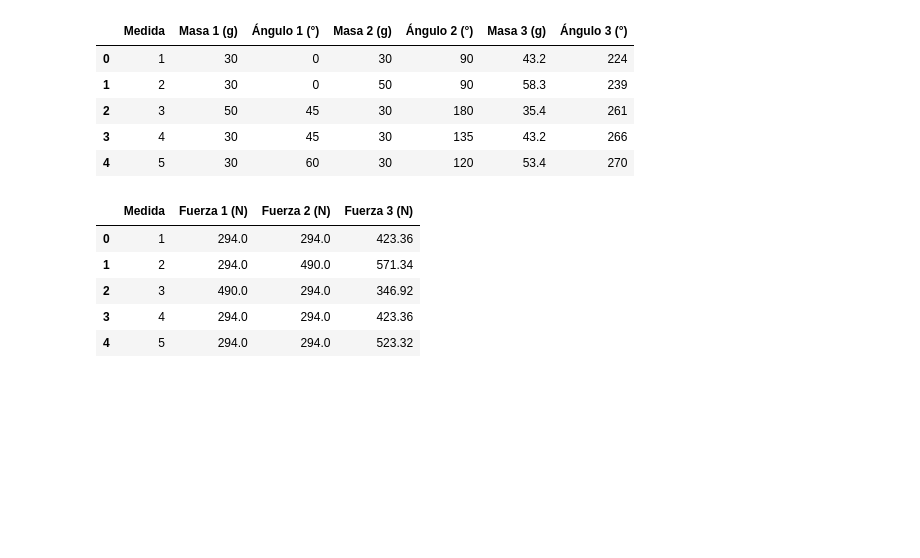
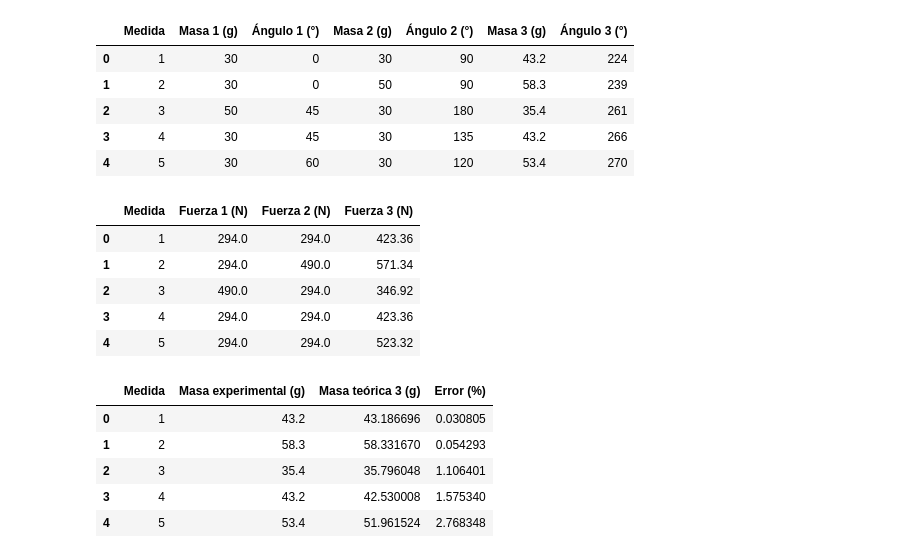
Before and after one commit to Juaan00/Laboratorios_mecanica_FEM, a Jupyter notebook: masas/masas_primera_ley.ipynb, the cells around one changed output. Drawn from its saved outputs; the diff is of its cells as text; code cells hidden in the pictures; blank space fills up the shorter version.

```diff
--- a/masas/masas_primera_ley.ipynb
+++ b/masas/masas_primera_ley.ipynb
@@ -42,6 +42,32 @@ tabla_fuerza
 | 2 | 3 | 490.0 | 294.0 | 346.92 |
 | 3 | 4 | 294.0 | 294.0 | 423.36 |
 | 4 | 5 | 294.0 | 294.0 | 523.32 |
+# %%
+def masa_teorica_seno(m1,m2,a1,a2,a3):
+    m_terorica= -((m1*np.sin(np.radians(a1)))+(m2*np.sin(np.radians(a2))))/np.sin(np.radians(a3))
+    return m_terorica
+
+def masa_teorica_coseno(m1,m2,a1,a2,a3):
+    m_terorica= ((m1*np.cos(np.radians(a1)))+(m2*np.cos(np.radians(a2)))/np.cos(np.radians(a3)))
+    return m_terorica
+
+def error(m_real, m_teorica):
+    error = (abs(m_real-m_teorica)/m_teorica)*100
+    return error
+# %%
+m_3_teo = [masa_teorica_seno(masa_1[0],masa_2[0],angulo_1[0],angulo_2[0],angulo_3[0]), masa_teorica_seno(masa_1[1],masa_2[1],angulo_1[1],angulo_2[1],angulo_3[1]), masa_teorica_seno(masa_1[2],masa_2[2],angulo_1[2],angulo_2[2],angulo_3[2]), masa_teorica_seno(masa_1[3],masa_2[3],angulo_1[3],angulo_2[3],angulo_3[3]), masa_teorica_seno(masa_1[4],masa_2[4],angulo_1[4],angulo_2[4],angulo_3[4])]
+
+error_3 = [error(masa_3[0],m_3_teo[0]), error(masa_3[1],m_3_teo[1]), error(masa_3[2],m_3_teo[2]), error(masa_3[3],m_3_teo[3]), error(masa_3[4],m_3_teo[4])]
+
+tabla_error = pd.DataFrame({'Medida': ['1', '2', '3', '4', '5'], 'Masa experimental (g)': masa_3 ,'Masa teórica 3 (g)': m_3_teo, 'Error (%)': error_3})
+tabla_error
+# %% [output]
+|  | Medida | Masa experimental (g) | Masa teórica 3 (g) | Error (%) |
+| 0 | 1 | 43.2 | 43.186696 | 0.030805 |
+| 1 | 2 | 58.3 | 58.331670 | 0.054293 |
+| 2 | 3 | 35.4 | 35.796048 | 1.106401 |
+| 3 | 4 | 43.2 | 42.530008 | 1.575340 |
+| 4 | 5 | 53.4 | 51.961524 | 2.768348 |
 # %%
 def add_vector_labels(ax, angles, magnitudes, labels, colors):
     for angle, magnitude, label, color in zip(angles, magnitudes, labels, colors):
```
Also changed, not shown: parts of 6 cells of this notebook.
